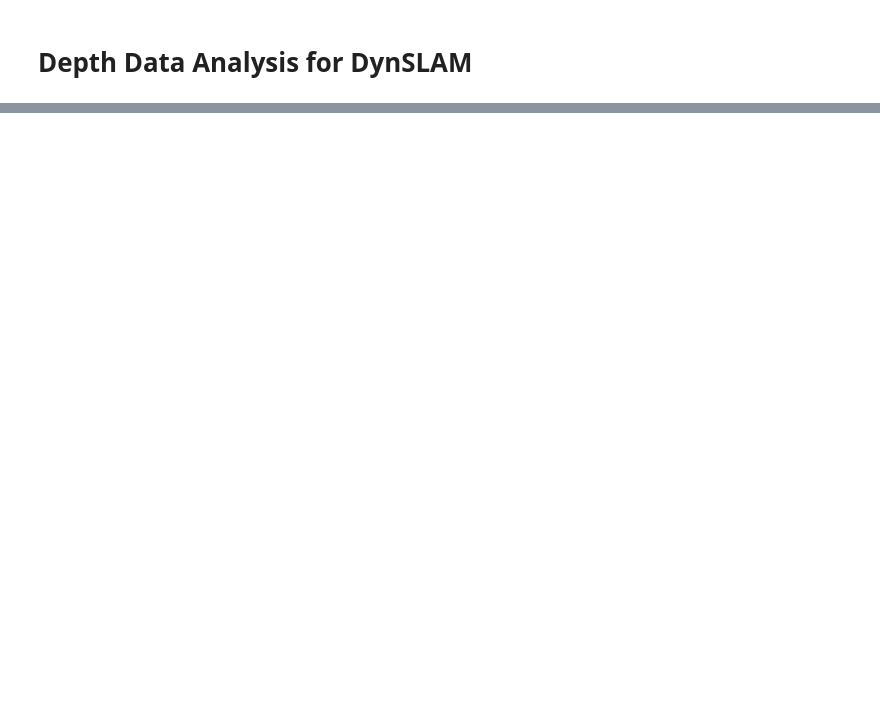
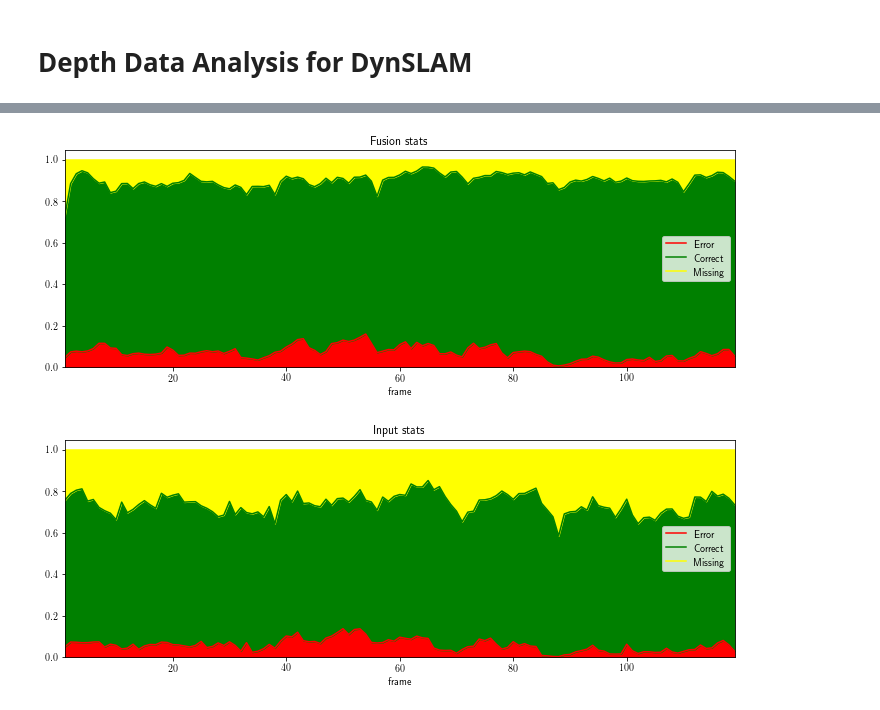
Before and after one commit to AndreiBarsan/DynSLAM, a Jupyter notebook: notebooks/DepthAnalysis.ipynb, the cells around one changed output, grey strips where cells are left out. Cells and saved outputs as stored; diff of their text form; code cells hidden in the pictures; blank space fills up the shorter version.

```diff
--- a/notebooks/DepthAnalysis.ipynb
+++ b/notebooks/DepthAnalysis.ipynb
@@ -37 +54,30 @@ frame_elas = pd.read_csv(CSV_FILE_ELAS)
+# %%
+def timeplot(frame, delta=5):
+    time_colors = ['red', 'green', 'yellow']
+    time_names = ['Error','Correct','Missing']
+    ax = frame.plot('frame',
+                  ['fusion-error-percent-{}'.format(delta),
+                   'fusion-correct-percent-{}'.format(delta),
+                   'fusion-missing-percent-{}'.format(delta)],
+                  'area',
+                  stacked=True,
+                  color=time_colors,
+                  title="Fusion stats"
+                 )
+    ax.legend(time_names)
+
+    ax2 = frame.plot('frame',
+                        ['input-error-percent-{}'.format(delta),
+                         'input-correct-percent-{}'.format(delta),
+                         'input-missing-percent-{}'.format(delta)],
+                  'area', stacked=True,
+                  color=time_colors,
+                  title="Input stats"
+                 )
+    ax2.legend(time_names)
+
+timeplot(frame_elas, 9)
+# %% [output]
+[figure, added]
+[figure, added]
 # %%
```
Also changed, not shown: parts of 7 cells of this notebook.
